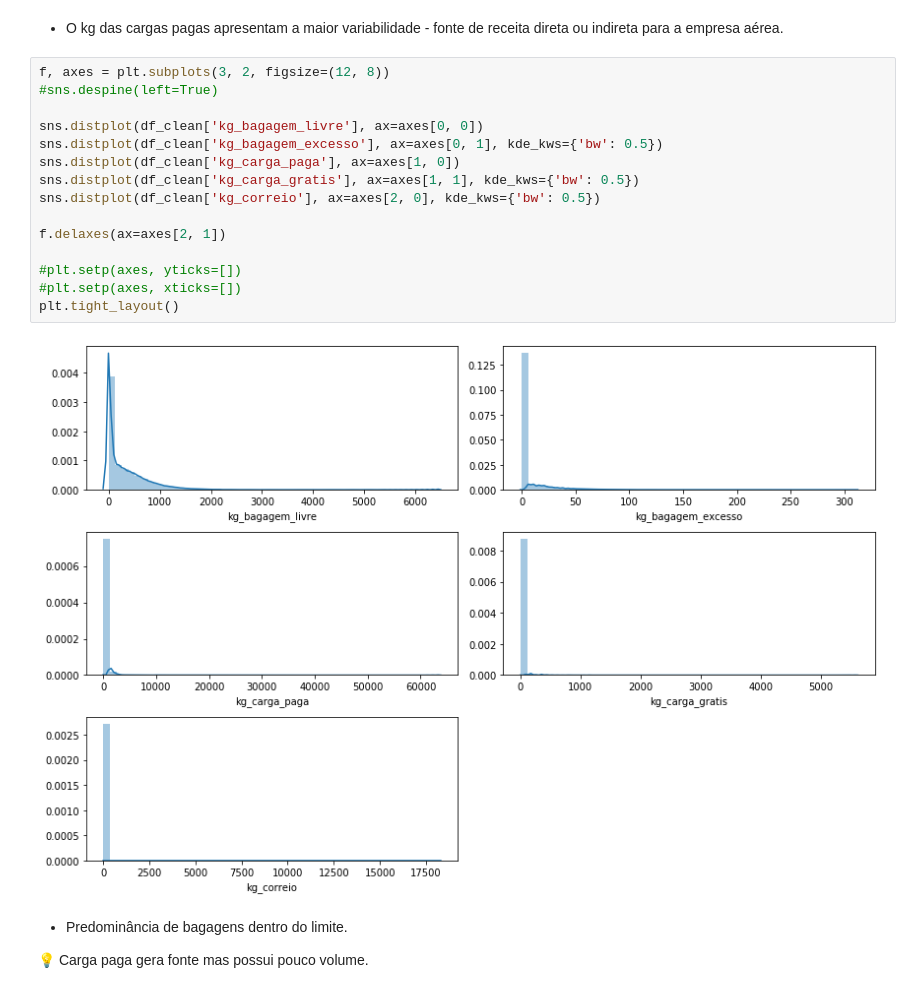
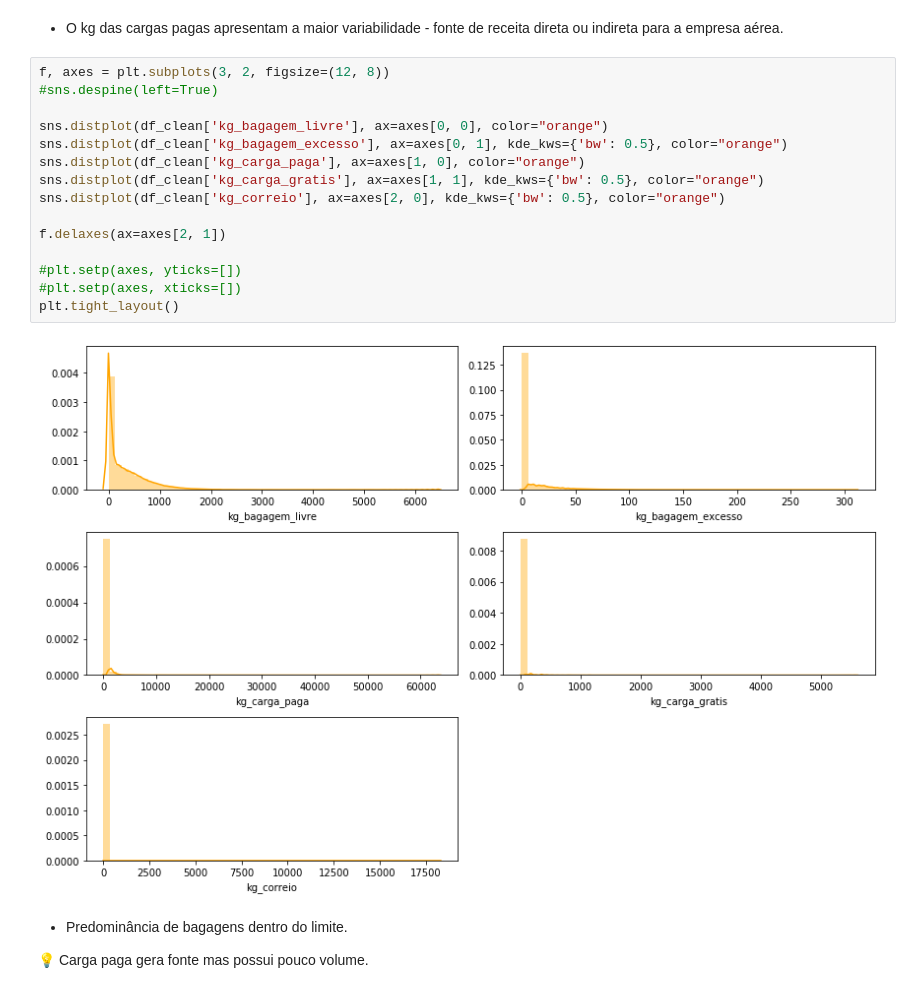
Before and after one commit to pathilink/gol, a Jupyter notebook: case_anac.ipynb, the cells around one changed output. Cells and saved outputs as stored; diff of their text form.

```diff
--- a/case_anac.ipynb
+++ b/case_anac.ipynb
@@ -307,20 +321,20 @@ plt.show()
 # %%
 f, axes = plt.subplots(3, 2, figsize=(12, 8))
 #sns.despine(left=True)
 
-sns.distplot(df_clean['kg_bagagem_livre'], ax=axes[0, 0])
-sns.distplot(df_clean['kg_bagagem_excesso'], ax=axes[0, 1], kde_kws={'bw': 0.5})
-sns.distplot(df_clean['kg_carga_paga'], ax=axes[1, 0])
-sns.distplot(df_clean['kg_carga_gratis'], ax=axes[1, 1], kde_kws={'bw': 0.5})
-sns.distplot(df_clean['kg_correio'], ax=axes[2, 0], kde_kws={'bw': 0.5})
+sns.distplot(df_clean['kg_bagagem_livre'], ax=axes[0, 0], color="orange")
+sns.distplot(df_clean['kg_bagagem_excesso'], ax=axes[0, 1], kde_kws={'bw': 0.5}, color="orange")
+sns.distplot(df_clean['kg_carga_paga'], ax=axes[1, 0], color="orange")
+sns.distplot(df_clean['kg_carga_gratis'], ax=axes[1, 1], kde_kws={'bw': 0.5}, color="orange")
+sns.distplot(df_clean['kg_correio'], ax=axes[2, 0], kde_kws={'bw': 0.5}, color="orange")
 
 f.delaxes(ax=axes[2, 1])
 
 #plt.setp(axes, yticks=[])
 #plt.setp(axes, xticks=[])
 plt.tight_layout()
 # %% [output]
-[figure, old version]
+[figure, new version]
 # %% [markdown]
 * Predominância de bagagens dentro do limite.
 
```
Also changed, not shown: parts of 31 cells of this notebook, 1 other file.
